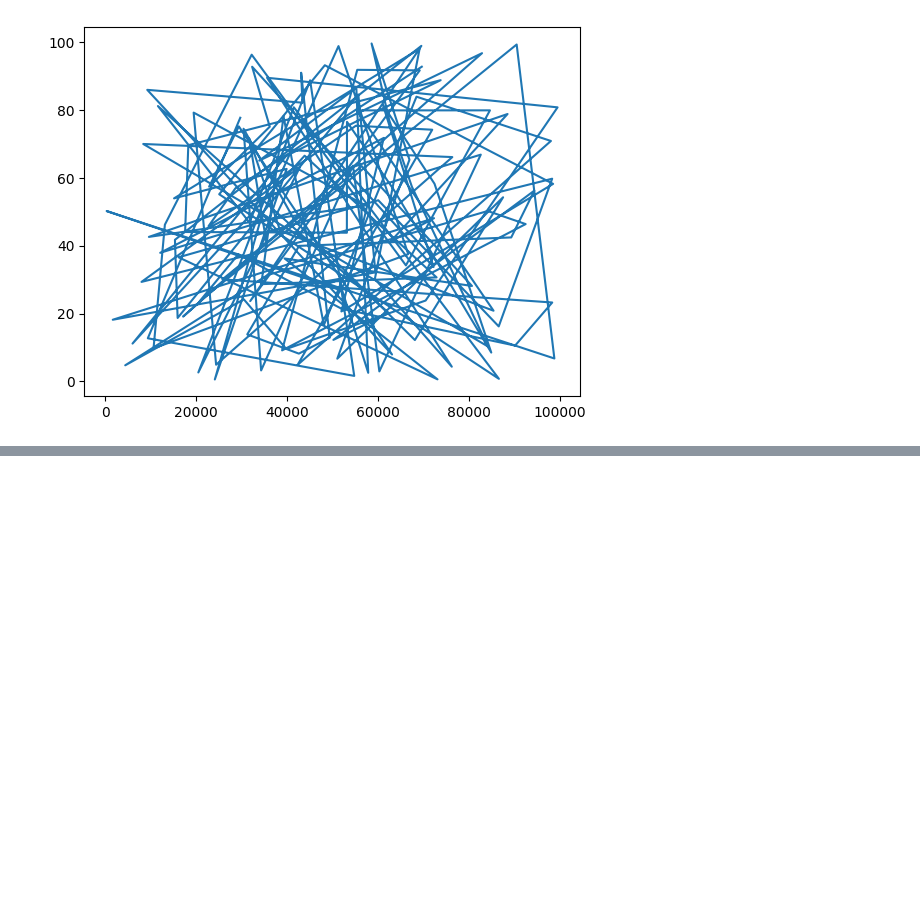
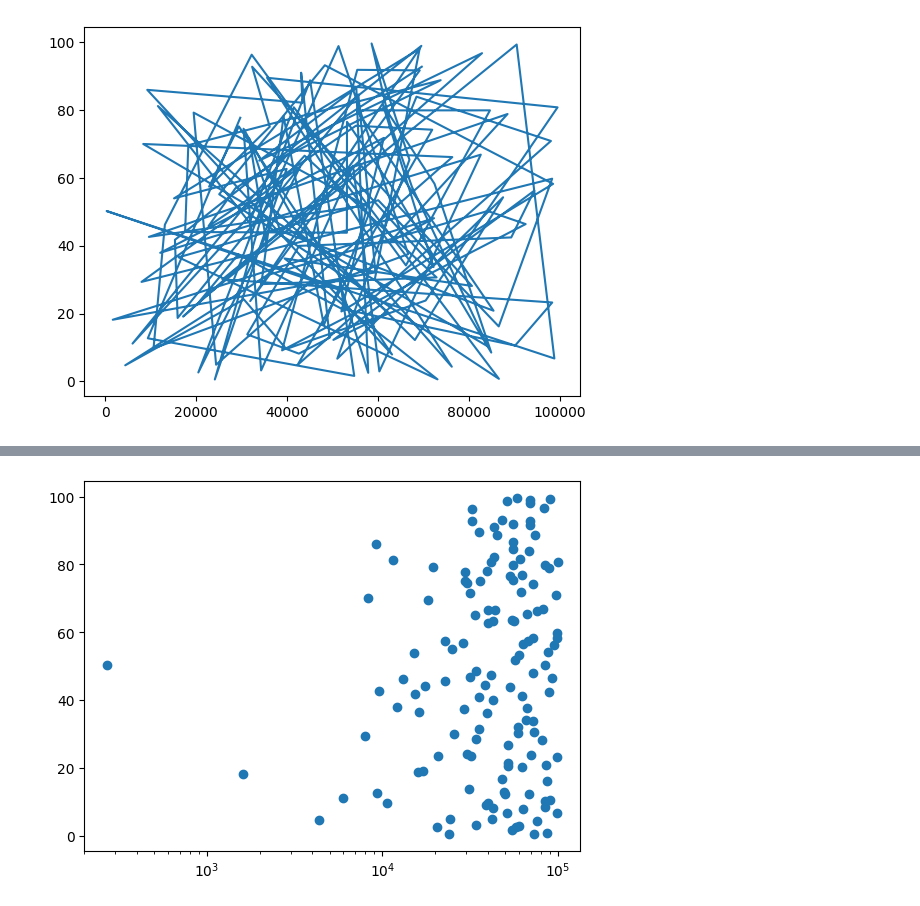
Before and after one commit to hasanshahriar32/ads, a Jupyter notebook: 2.intermediate-python/notes/matploitlib.ipynb, the cells around one changed output, grey strips where cells are left out. Cells and saved outputs as stored; diff of their text form; code cells hidden in the pictures; blank space fills up the shorter version.

```diff
--- a/2.intermediate-python/notes/matploitlib.ipynb
+++ b/2.intermediate-python/notes/matploitlib.ipynb
@@ -80,0 +92,12 @@ plt.show()
+# %%
+import matplotlib.pyplot as plt
+# Change the line plot below to a scatter plot
+plt.scatter(gdp_cap, life_exp)
+
+# Put the x-axis on a logarithmic scale
+plt.xscale('log')
+
+# Show plot
+plt.show()
+# %% [output]
+[figure, added]
```
Also changed, not shown: parts of 6 cells of this notebook, 1 other file.
